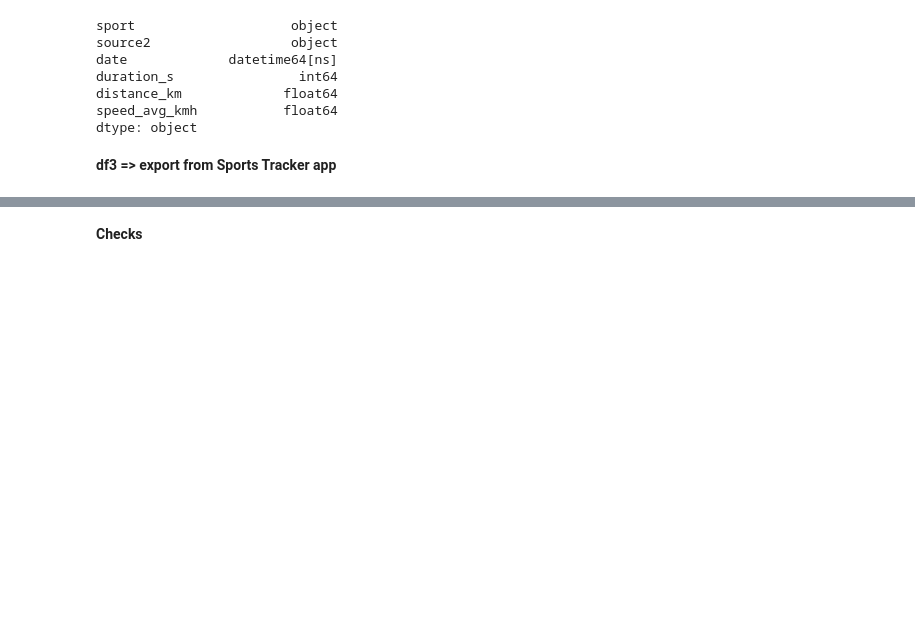
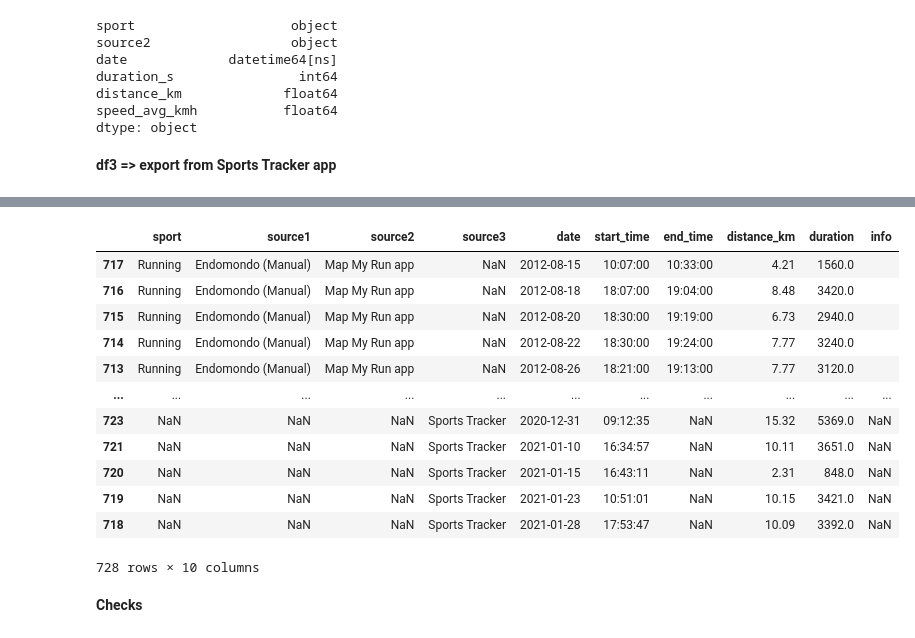
Before and after one commit to slazur83/Tableau, a Jupyter notebook: Workouts.ipynb, the cells around one changed output, grey strips where cells are left out. Cells and saved outputs as stored; diff of their text form; code cells hidden in the pictures; blank space fills up the shorter version.

```diff
--- a/Workouts.ipynb
+++ b/Workouts.ipynb
@@ -224,7 +251,25 @@ display(df12)
-# %%
-df123 = df12.join(df3.set_index(['date', 'distance_km']), on=['date', 'distance_km'], rsuffix='_df3')
-df123 = df123.sort_values(by='source3', ascending=False)
-df123
+# %%
+df123 = pd.concat([df12, df3], ignore_index=True)
+df123 = df123[['sport', 'source1', 'source2', 'source3', 'date', 'start_time', 'end_time', 'distance_km', 'duration', 'info', 'duration_s']]
+df123.loc[df123['source3'] == 'Sports Tracker', 'duration'] = df123['duration_s']
+df123 = df123.drop('duration_s', axis=1)
+
+df123 = df123.sort_values(by='date')
+display(df123)
+# %% [output]
+|  | sport | source1 | source2 | source3 | date | start_time | end_time | distance_km | duration | info |
+| 717 | Running | Endomondo (Manual) | Map My Run app | NaN | 2012-08-15 | 10:07:00 | 10:33:00 | 4.21 | 1560.0 |  |
+| 716 | Running | Endomondo (Manual) | Map My Run app | NaN | 2012-08-18 | 18:07:00 | 19:04:00 | 8.48 | 3420.0 |  |
+| 715 | Running | Endomondo (Manual) | Map My Run app | NaN | 2012-08-20 | 18:30:00 | 19:19:00 | 6.73 | 2940.0 |  |
+| 714 | Running | Endomondo (Manual) | Map My Run app | NaN | 2012-08-22 | 18:30:00 | 19:24:00 | 7.77 | 3240.0 |  |
+| 713 | Running | Endomondo (Manual) | Map My Run app | NaN | 2012-08-26 | 18:21:00 | 19:13:00 | 7.77 | 3120.0 |  |
+| ... | ... | ... | ... | ... | ... | ... | ... | ... | ... | ... |
+| 723 | NaN | NaN | NaN | Sports Tracker | 2020-12-31 | 09:12:35 | NaN | 15.32 | 5369.0 | NaN |
+| 721 | NaN | NaN | NaN | Sports Tracker | 2021-01-10 | 16:34:57 | NaN | 10.11 | 3651.0 | NaN |
+| 720 | NaN | NaN | NaN | Sports Tracker | 2021-01-15 | 16:43:11 | NaN | 2.31 | 848.0 | NaN |
+| 719 | NaN | NaN | NaN | Sports Tracker | 2021-01-23 | 10:51:01 | NaN | 10.15 | 3421.0 | NaN |
+| 718 | NaN | NaN | NaN | Sports Tracker | 2021-01-28 | 17:53:47 | NaN | 10.09 | 3392.0 | NaN |
+728 rows × 10 columns
 # %% [markdown]
 **Checks**
 # %%
```
Also changed, not shown: parts of 6 cells of this notebook.
